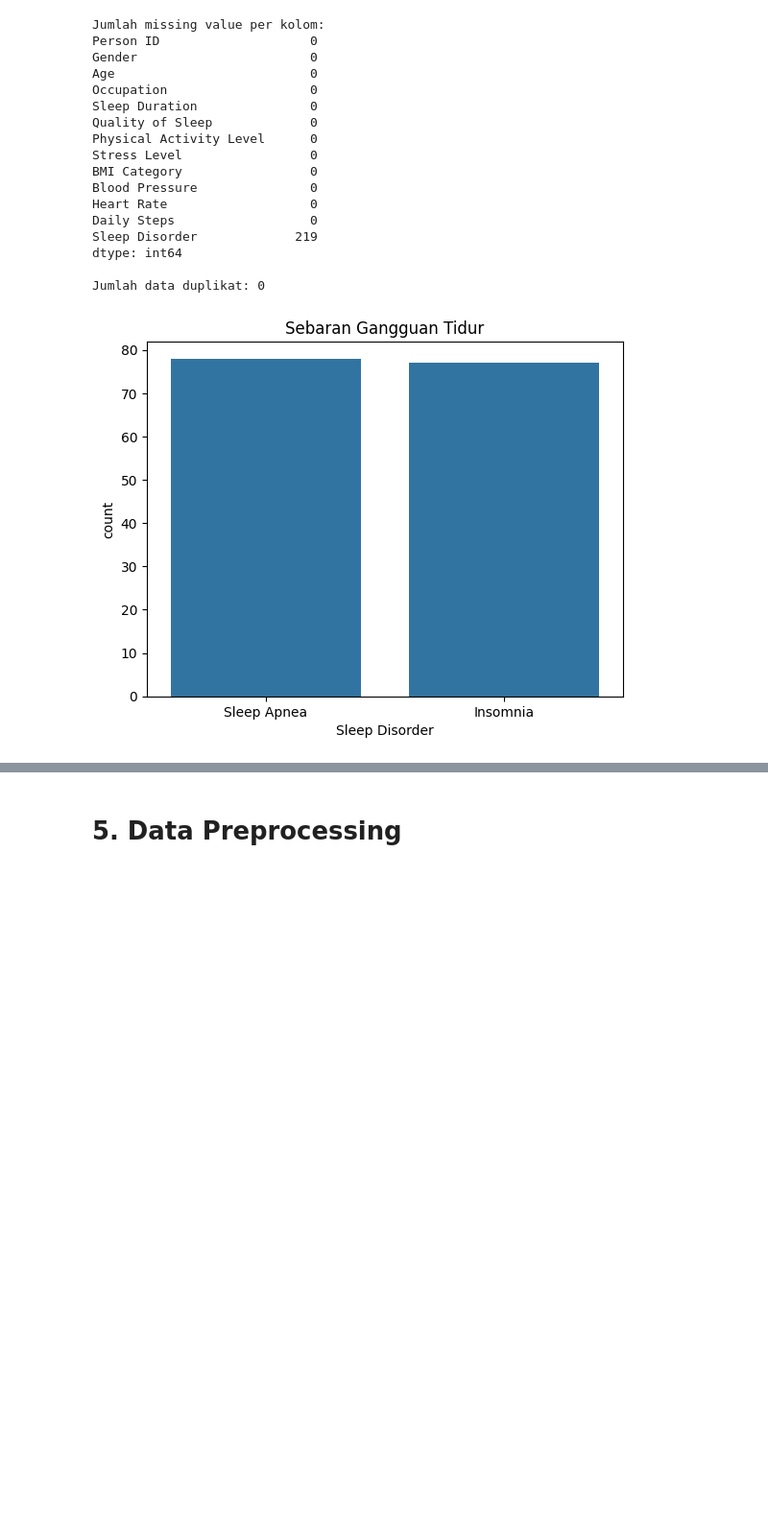
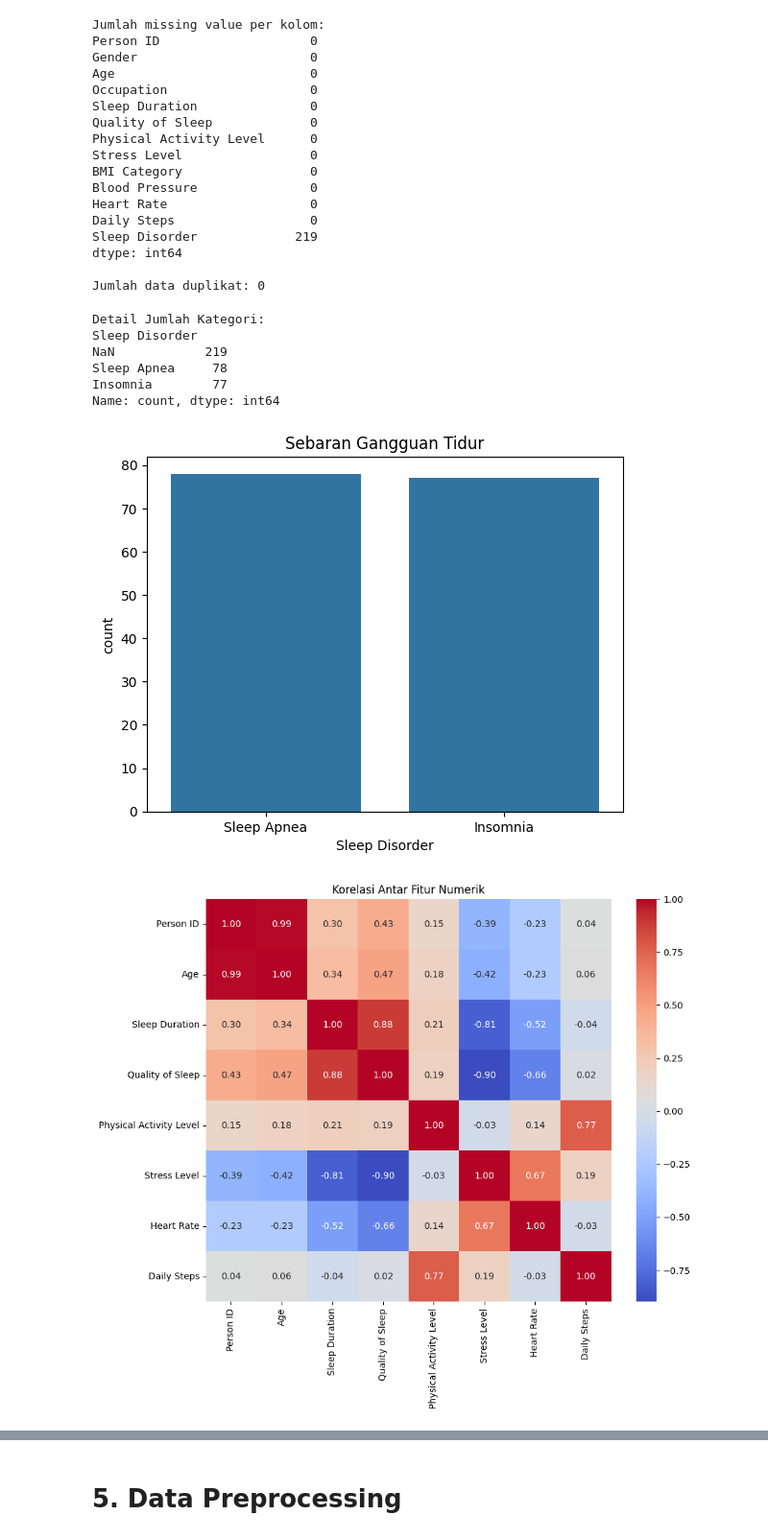
Before and after one commit to Cehhhh15/Eksperimen_MSML_Christian-Daniel, a Jupyter notebook: 01_preprocessing/Template_Eksperimen_MSML.ipynb, the cells around one changed output, grey strips where cells are left out. Shown: that part at 96% size. Saved outputs shown, nothing was run; the diff lists cells and outputs as text; code cells hidden in the pictures; blank space fills up the shorter version.

```diff
--- a/01_preprocessing/Template_Eksperimen_MSML.ipynb
+++ b/01_preprocessing/Template_Eksperimen_MSML.ipynb
@@ -66,9 +66,27 @@ dtype: int64
 
 Jumlah data duplikat: 0
 # %%
+print("Detail Jumlah Kategori:")
+print(df['Sleep Disorder'].value_counts(dropna=False))
+
 # Visualisasi Target
 sns.countplot(x='Sleep Disorder', data=df)
 plt.title('Sebaran Gangguan Tidur')
 plt.show()
 # %% [output]
+Detail Jumlah Kategori:
+Sleep Disorder
+NaN            219
+Sleep Apnea     78
+Insomnia        77
+Name: count, dtype: int64
 [figure]
+# %%
+# Heatmap Korelasi
+plt.figure(figsize=(10, 8))
+numerical_cols = df.select_dtypes(include=['float64', 'int64']).columns
+sns.heatmap(df[numerical_cols].corr(), annot=True, cmap='coolwarm', fmt='.2f')
+plt.title('Korelasi Antar Fitur Numerik')
+plt.show()
+# %% [output]
+[figure, added]
```
Also changed, not shown: parts of 6 cells of this notebook, 2 other files.
